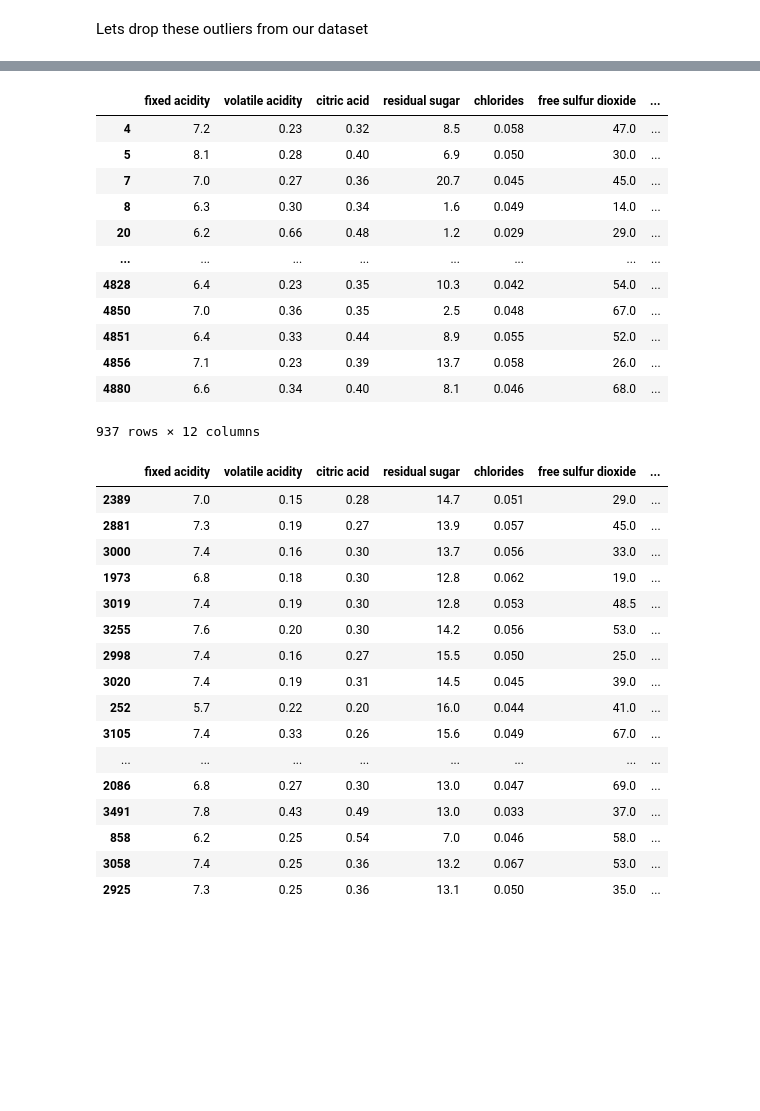
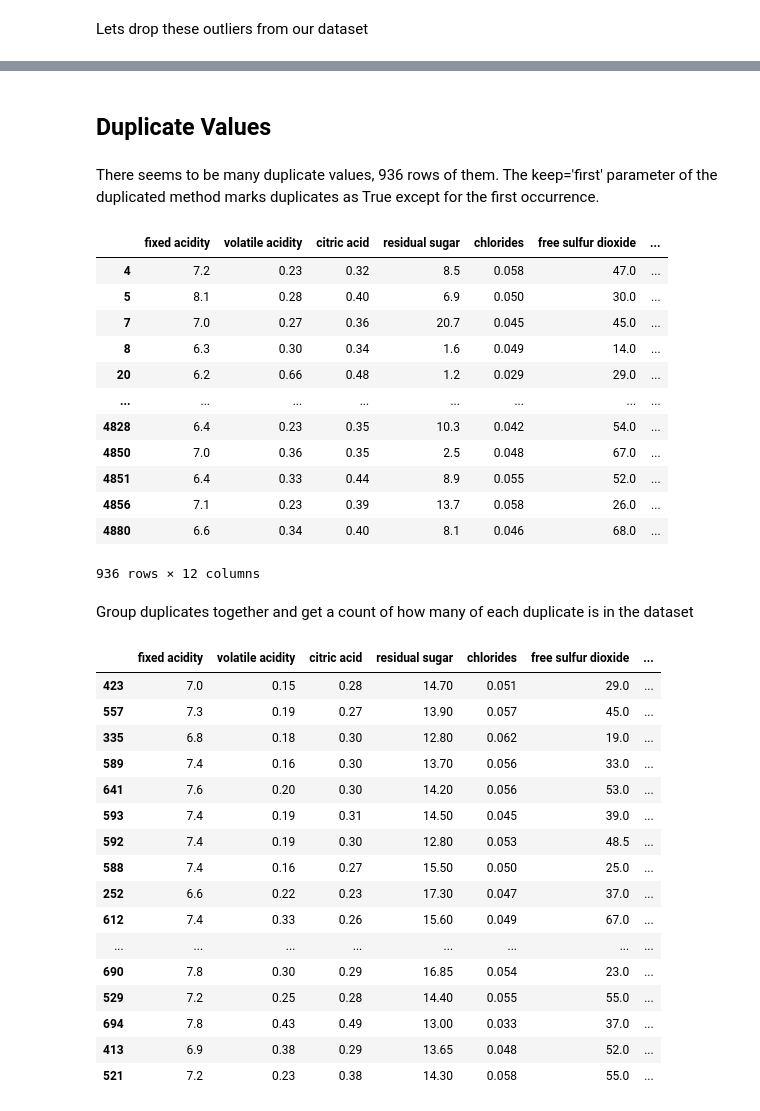
Before and after one commit to clementchen163/Wine-Quality, a Jupyter notebook: Wine Quality Code.ipynb, the cells around one changed output, grey strips where cells are left out. Cells and saved outputs as stored; diff of their text form; code cells hidden in the pictures; blank space fills up the shorter version.

```diff
--- a/Wine Quality Code.ipynb
+++ b/Wine Quality Code.ipynb
@@ -179,5 +191,10 @@ KeyError: '[2781, 1653, 1663] not found in axis'
+# %% [markdown]
+## Duplicate Values
+# %% [markdown]
+There seems to be many duplicate values, 936 rows of them. The keep='first' parameter of the duplicated method marks duplicates as True except for the first occurrence.
 # %%
-w_df[w_df.duplicated(keep='first')]
+dup_df=w_df[w_df.duplicated(keep='first')]
+dup_df
 # %% [output]
 |  | fixed acidity | volatile acidity | citric acid | residual sugar | chlorides | free sulfur dioxide | ... |
 | 4 | 7.2 | 0.23 | 0.32 | 8.5 | 0.058 | 47.0 | ... |
@@ -191,24 +208,27 @@ w_df[w_df.duplicated(keep='first')]
 | 4851 | 6.4 | 0.33 | 0.44 | 8.9 | 0.055 | 52.0 | ... |
 | 4856 | 7.1 | 0.23 | 0.39 | 13.7 | 0.058 | 26.0 | ... |
 | 4880 | 6.6 | 0.34 | 0.40 | 8.1 | 0.046 | 68.0 | ... |
-937 rows × 12 columns
+936 rows × 12 columns
+# %% [markdown]
+Group duplicates together and get a count of how many of each duplicate is in the dataset
 # %%
-w_df.groupby(w_df.columns.tolist(),as_index=False).size().sort_values(by='size', ascending=False).head(20)
+dup_grpby=dup_df.groupby(by=dup_df.columns.tolist(),as_index=False).size().sort_values(by='size', ascending=False).head(30)
+dup_grpby
 # %% [output]
 |  | fixed acidity | volatile acidity | citric acid | residual sugar | chlorides | free sulfur dioxide | ... |
-| 2389 | 7.0 | 0.15 | 0.28 | 14.7 | 0.051 | 29.0 | ... |
-| 2881 | 7.3 | 0.19 | 0.27 | 13.9 | 0.057 | 45.0 | ... |
-| 3000 | 7.4 | 0.16 | 0.30 | 13.7 | 0.056 | 33.0 | ... |
-| 1973 | 6.8 | 0.18 | 0.30 | 12.8 | 0.062 | 19.0 | ... |
-| 3019 | 7.4 | 0.19 | 0.30 | 12.8 | 0.053 | 48.5 | ... |
-| 3255 | 7.6 | 0.20 | 0.30 | 14.2 | 0.056 | 53.0 | ... |
-| 2998 | 7.4 | 0.16 | 0.27 | 15.5 | 0.050 | 25.0 | ... |
-| 3020 | 7.4 | 0.19 | 0.31 | 14.5 | 0.045 | 39.0 | ... |
-| 252 | 5.7 | 0.22 | 0.20 | 16.0 | 0.044 | 41.0 | ... |
-| 3105 | 7.4 | 0.33 | 0.26 | 15.6 | 0.049 | 67.0 | ... |
+| 423 | 7.0 | 0.15 | 0.28 | 14.70 | 0.051 | 29.0 | ... |
+| 557 | 7.3 | 0.19 | 0.27 | 13.90 | 0.057 | 45.0 | ... |
+| 335 | 6.8 | 0.18 | 0.30 | 12.80 | 0.062 | 19.0 | ... |
+| 589 | 7.4 | 0.16 | 0.30 | 13.70 | 0.056 | 33.0 | ... |
+| 641 | 7.6 | 0.20 | 0.30 | 14.20 | 0.056 | 53.0 | ... |
+| 593 | 7.4 | 0.19 | 0.31 | 14.50 | 0.045 | 39.0 | ... |
+| 592 | 7.4 | 0.19 | 0.30 | 12.80 | 0.053 | 48.5 | ... |
+| 588 | 7.4 | 0.16 | 0.27 | 15.50 | 0.050 | 25.0 | ... |
+| 252 | 6.6 | 0.22 | 0.23 | 17.30 | 0.047 | 37.0 | ... |
+| 612 | 7.4 | 0.33 | 0.26 | 15.60 | 0.049 | 67.0 | ... |
 | ... | ... | ... | ... | ... | ... | ... | ... |
-| 2086 | 6.8 | 0.27 | 0.30 | 13.0 | 0.047 | 69.0 | ... |
-| 3491 | 7.8 | 0.43 | 0.49 | 13.0 | 0.033 | 37.0 | ... |
-| 858 | 6.2 | 0.25 | 0.54 | 7.0 | 0.046 | 58.0 | ... |
-| 3058 | 7.4 | 0.25 | 0.36 | 13.2 | 0.067 | 53.0 | ... |
-| 2925 | 7.3 | 0.25 | 0.36 | 13.1 | 0.050 | 35.0 | ... |
+| 690 | 7.8 | 0.30 | 0.29 | 16.85 | 0.054 | 23.0 | ... |
+| 529 | 7.2 | 0.25 | 0.28 | 14.40 | 0.055 | 55.0 | ... |
+| 694 | 7.8 | 0.43 | 0.49 | 13.00 | 0.033 | 37.0 | ... |
+| 413 | 6.9 | 0.38 | 0.29 | 13.65 | 0.048 | 52.0 | ... |
+| 521 | 7.2 | 0.23 | 0.38 | 14.30 | 0.058 | 55.0 | ... |
```
Also changed, not shown: parts of 10 cells of this notebook.
